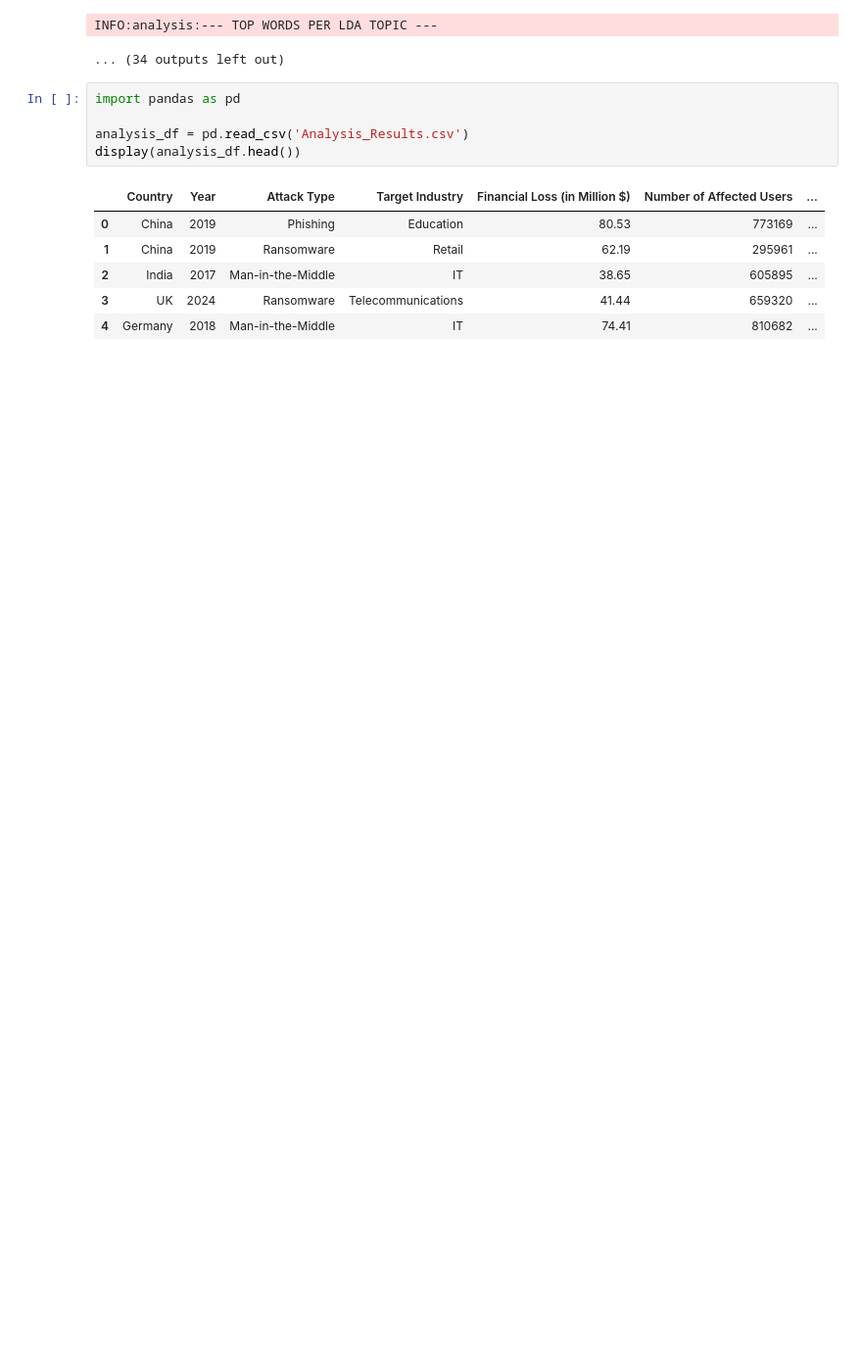
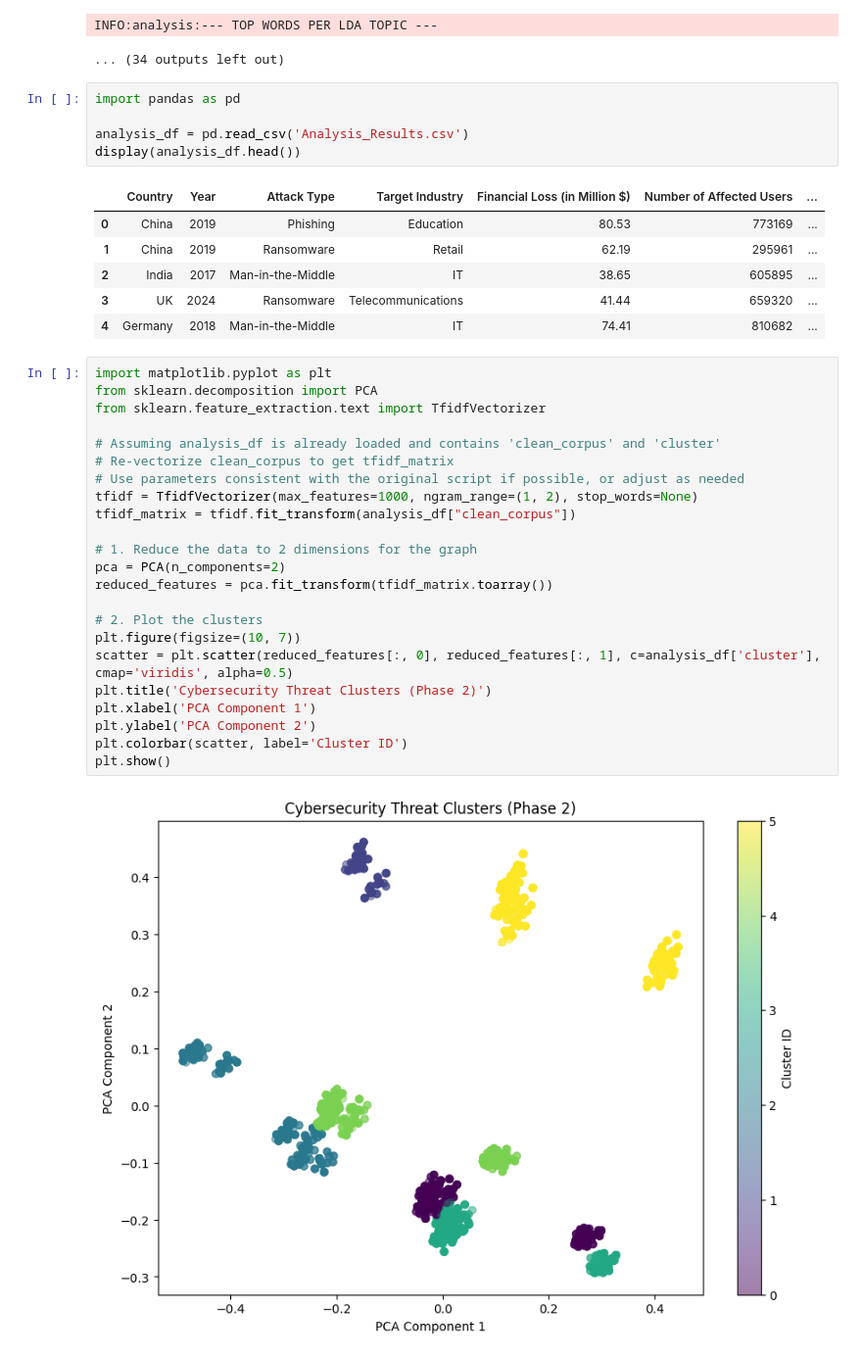
Before and after one commit to Yash26-hub/Cybersecurity-NLP-Analysis-, a Jupyter notebook: Untitled0.ipynb, the cells around one changed output. Shown at 98% size. Saved outputs shown, nothing was run; the diff lists cells and outputs as text; blank space fills up the shorter version.

```diff
--- a/Untitled0.ipynb
+++ b/Untitled0.ipynb
@@ -231,3 +213,28 @@ display(analysis_df.head())
 | 2 | India | 2017 | Man-in-the-Middle | IT | 38.65 | 605895 | ... |
 | 3 | UK | 2024 | Ransomware | Telecommunications | 41.44 | 659320 | ... |
 | 4 | Germany | 2018 | Man-in-the-Middle | IT | 74.41 | 810682 | ... |
+# %%
+import matplotlib.pyplot as plt
+from sklearn.decomposition import PCA
+from sklearn.feature_extraction.text import TfidfVectorizer
+
+# Assuming analysis_df is already loaded and contains 'clean_corpus' and 'cluster'
+# Re-vectorize clean_corpus to get tfidf_matrix
+# Use parameters consistent with the original script if possible, or adjust as needed
+tfidf = TfidfVectorizer(max_features=1000, ngram_range=(1, 2), stop_words=None)
+tfidf_matrix = tfidf.fit_transform(analysis_df["clean_corpus"])
+
+# 1. Reduce the data to 2 dimensions for the graph
+pca = PCA(n_components=2)
+reduced_features = pca.fit_transform(tfidf_matrix.toarray())
+
+# 2. Plot the clusters
+plt.figure(figsize=(10, 7))
+scatter = plt.scatter(reduced_features[:, 0], reduced_features[:, 1], c=analysis_df['cluster'], cmap='viridis', alpha=0.5)
+plt.title('Cybersecurity Threat Clusters (Phase 2)')
+plt.xlabel('PCA Component 1')
+plt.ylabel('PCA Component 2')
+plt.colorbar(scatter, label='Cluster ID')
+plt.show()
+# %% [output]
+[figure, added]
```
Also changed, not shown: parts of 2 cells of this notebook.
